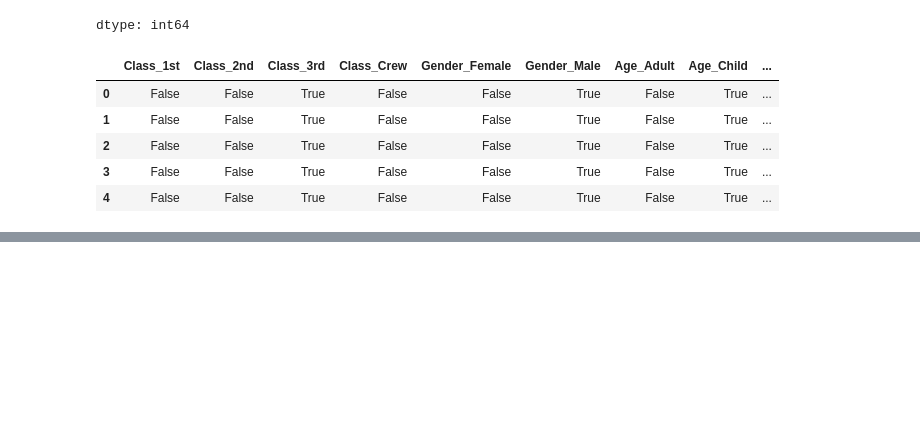
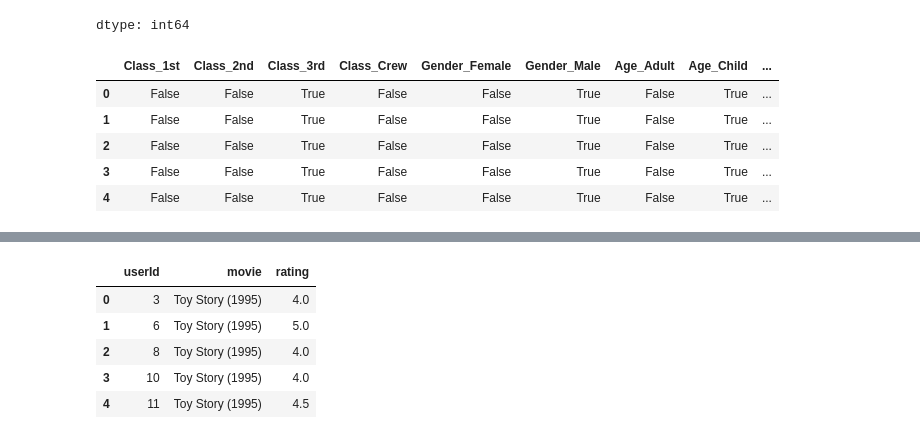
Before and after one commit to ChetanGoud77/AD-PYTHON, a Jupyter notebook: DAY_22.ipynb, the cells around one changed output, grey strips where cells are left out. Drawn from its saved outputs; the diff is of its cells as text; code cells hidden in the pictures; blank space fills up the shorter version.

```diff
--- a/DAY_22.ipynb
+++ b/DAY_22.ipynb
@@ -148,0 +149,10 @@ rules
+# %%
+movie_df = pd.read_csv("/content/Movie.csv")
+movie_df.head()
+# %% [output]
+|  | userId | movie | rating |
+| 0 | 3 | Toy Story (1995) | 4.0 |
+| 1 | 6 | Toy Story (1995) | 5.0 |
+| 2 | 8 | Toy Story (1995) | 4.0 |
+| 3 | 10 | Toy Story (1995) | 4.0 |
+| 4 | 11 | Toy Story (1995) | 4.5 |
```
Also changed, not shown: parts of 5 cells of this notebook.
